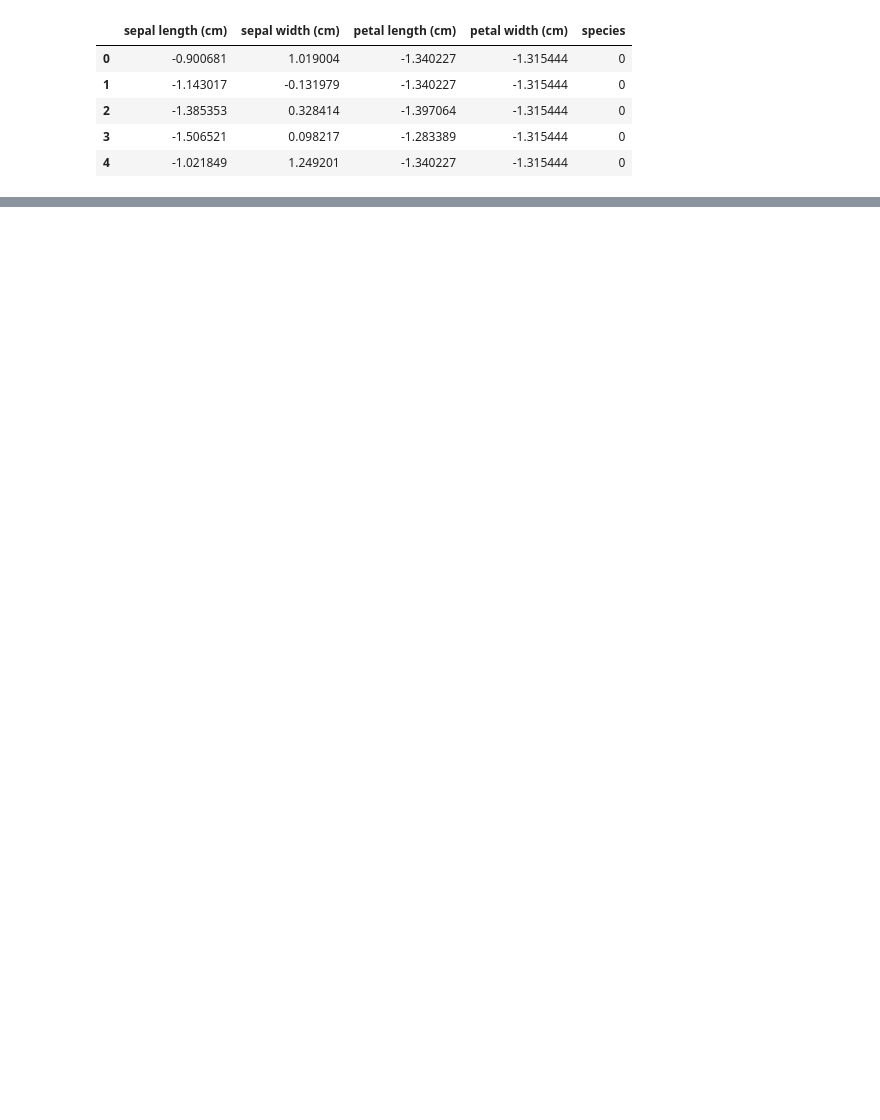
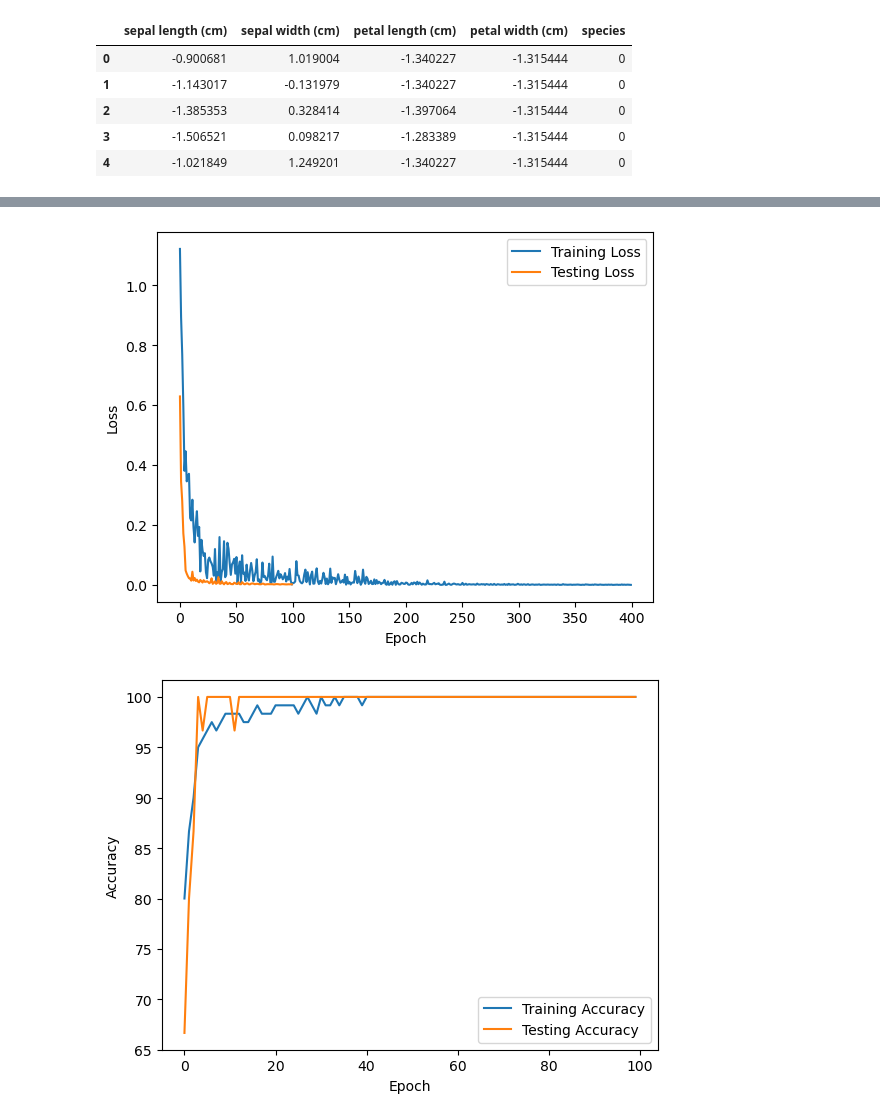
Before and after one commit to amundhaugseth/iris, a Jupyter notebook: notebooks/deep_learning.ipynb, the cells around one changed output, grey strips where cells are left out. Drawn from its saved outputs; the diff is of its cells as text; code cells hidden in the pictures; blank space fills up the shorter version.

```diff
--- a/notebooks/deep_learning.ipynb
+++ b/notebooks/deep_learning.ipynb
@@ -35,7 +83,6 @@ y_test = torch.LongTensor(y_test)
 # %%
-# Create a TensorDataset and DataLoader
-train_data = TensorDataset(X_train, y_train)
-test_data = TensorDataset(X_test, y_test)
-
-train_loader = DataLoader(train_data, batch_size=10, shuffle=True)
-test_loader = DataLoader(test_data, batch_size=10, shuffle=False)
+# Create DataLoader objects for the training and testing data
+train_dataset = TensorDataset(X_train, y_train)
+train_loader = DataLoader(train_dataset, batch_size=batch_size, shuffle=True)
+test_dataset = TensorDataset(X_test, y_test)
+test_loader = DataLoader(test_dataset, batch_size=batch_size, shuffle=False)
@@ -56,5 +88,0 @@ class Net(nn.Module):
-# %%
-# Create an instance of the network, loss function and optimizer
-model = Net()
-criterion = nn.CrossEntropyLoss()
-optimizer = torch.optim.Adam(model.parameters(), lr=0.01)
@@ -117,13 +88,0 @@ plt.show()
-# %%
-# Evaluate the model
-model.eval()
-with torch.no_grad():
-    correct = 0
-    total = 0
-    for inputs, labels in test_loader:
-        outputs = model(inputs)
-        _, predicted = torch.max(outputs.data, 1)
-        total += labels.size(0)
-        correct += (predicted == labels).sum().item()
-
-    print('Test Accuracy: {} %'.format(100 * correct / total))
@@ -131,0 +171,19 @@ Test Accuracy: 100.0 %
+# %%
+# Plot the training and testing losses
+plt.plot(train_losses, label='Training Loss')
+plt.plot(test_losses, label='Testing Loss')
+plt.xlabel('Epoch')
+plt.ylabel('Loss')
+plt.legend()
+plt.show()
+
+# Plot the training and testing accuracies
+plt.plot(train_accuracies, label='Training Accuracy')
+plt.plot(test_accuracies, label='Testing Accuracy')
+plt.xlabel('Epoch')
+plt.ylabel('Accuracy')
+plt.legend()
+plt.show()
+# %% [output]
+[figure, added]
+[figure, added]
```
Also changed, not shown: parts of 26 cells of this notebook, 22 other files.
